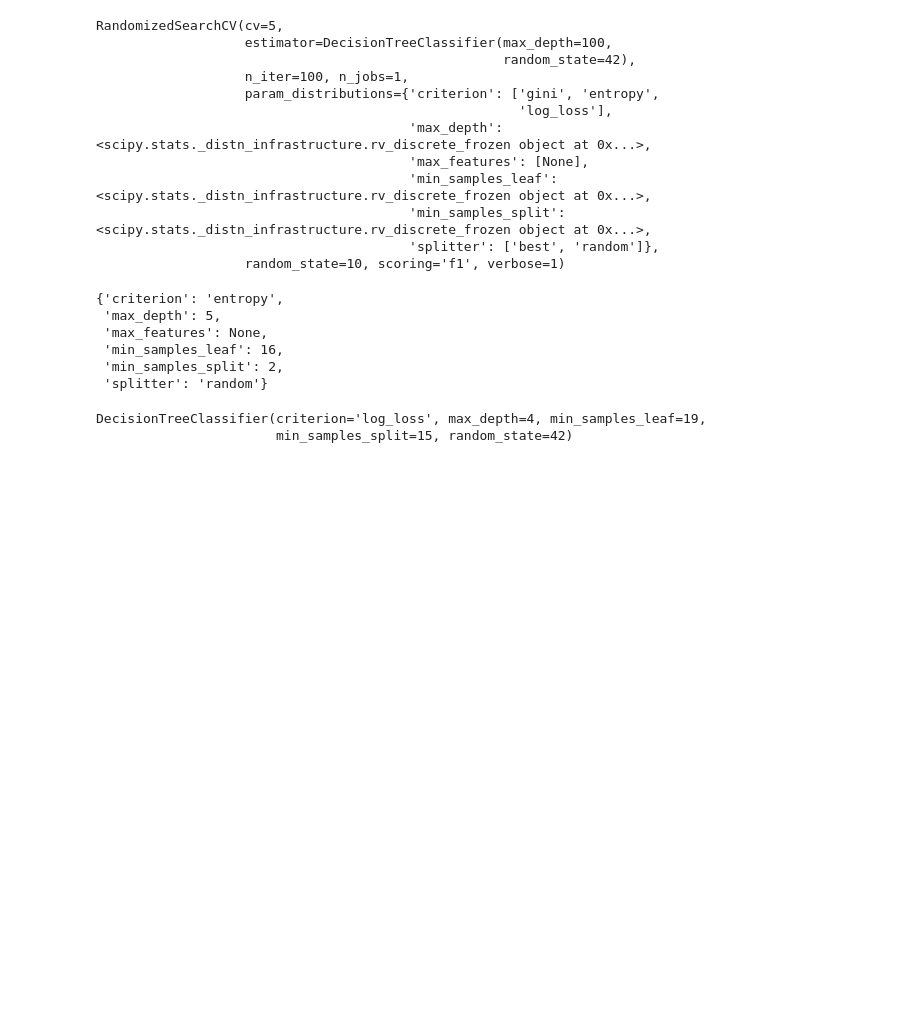
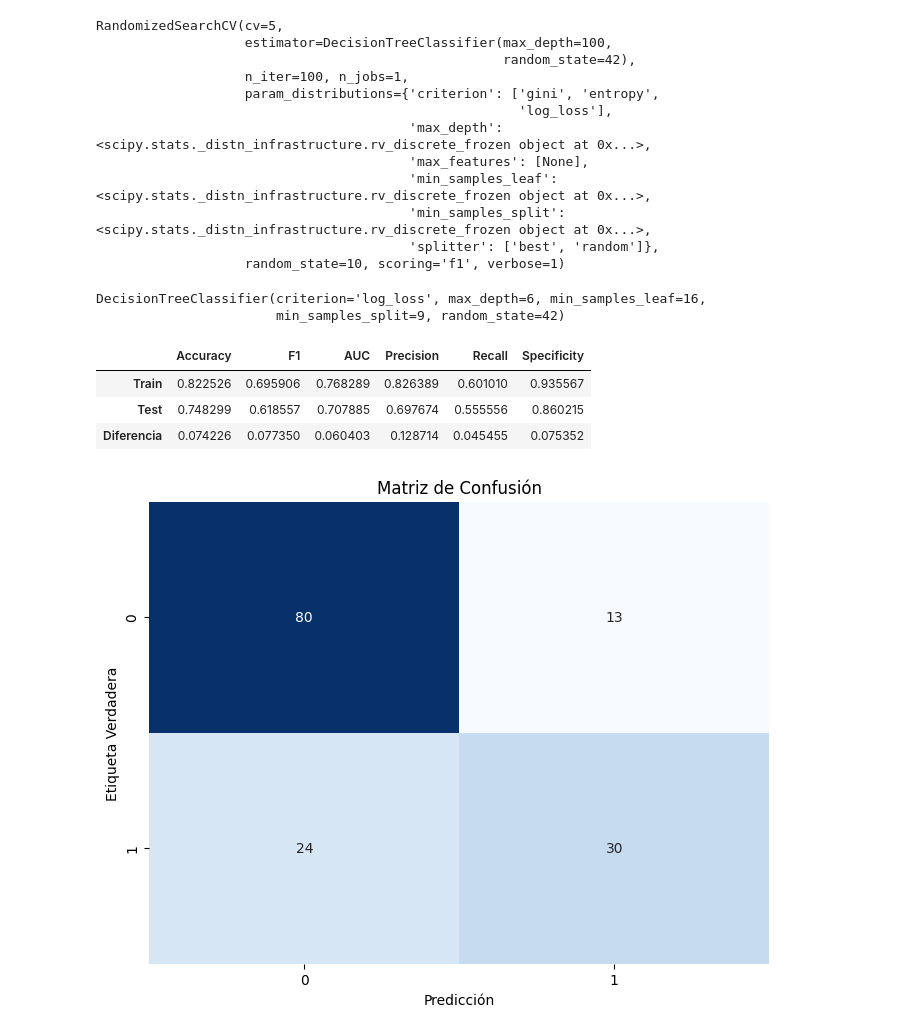
Before and after one commit to 4GeeksAcademy/Arboles_, a Jupyter notebook: src/Descion_Tree.ipynb, the cells around one changed output. Saved outputs shown, nothing was run; the diff lists cells and outputs as text; code cells hidden in the pictures; blank space fills up the shorter version.

```diff
--- a/src/Descion_Tree.ipynb
+++ b/src/Descion_Tree.ipynb
@@ -388,17 +397,7 @@ RandomizedSearchCV(cv=5,
                                         'splitter': ['best', 'random']},
                    random_state=10, scoring='f1', verbose=1)
 # %%
-random_search.best_params_
+random_search.best_estimator_
 # %% [output]
-{'criterion': 'entropy',
- 'max_depth': 5,
- 'max_features': None,
- 'min_samples_leaf': 16,
- 'min_samples_split': 2,
- 'splitter': 'random'}
+DecisionTreeClassifier(criterion='log_loss', max_depth=6, min_samples_leaf=16,
+                       min_samples_split=9, random_state=42)
-# %%
-model_hp = DecisionTreeClassifier(random_state = 42, criterion='log_loss', max_depth=4 , max_features=None , min_samples_leaf=19 , min_samples_split= 15, splitter='best')
-model_hp.fit(X_train_sel, y_train)
-# %% [output]
-DecisionTreeClassifier(criterion='log_loss', max_depth=4, min_samples_leaf=19,
-                       min_samples_split=15, random_state=42)
@@ -406,0 +404,23 @@ y_pred = model_hp.predict(X_test_sel)
+# %%
+best_estimators = random_search.best_estimator_
+# %%
+y_test_pred_opt = best_estimators.predict(X_test_sel)
+y_train_pred_opt = best_estimators.predict(X_train_sel)
+# %%
+get_metrics(y_train, y_test, y_train_pred_opt, y_test_pred_opt )
+# %% [output]
+|  | Accuracy | F1 | AUC | Precision | Recall | Specificity |
+| Train | 0.822526 | 0.695906 | 0.768289 | 0.826389 | 0.601010 | 0.935567 |
+| Test | 0.748299 | 0.618557 | 0.707885 | 0.697674 | 0.555556 | 0.860215 |
+| Diferencia | 0.074226 | 0.077350 | 0.060403 | 0.128714 | 0.045455 | 0.075352 |
+# %%
+conf_matrix = confusion_matrix(y_test, y_test_pred_opt)
+
+plt.figure(figsize=(8, 6))
+sns.heatmap(conf_matrix, annot=True, cmap='Blues', fmt='d', cbar=False)
+plt.title('Matriz de Confusión')
+plt.xlabel('Predicción')
+plt.ylabel('Etiqueta Verdadera')
+plt.show()
+# %% [output]
+[figure, added]
```
Also changed, not shown: parts of 9 cells of this notebook, 1 other file.
